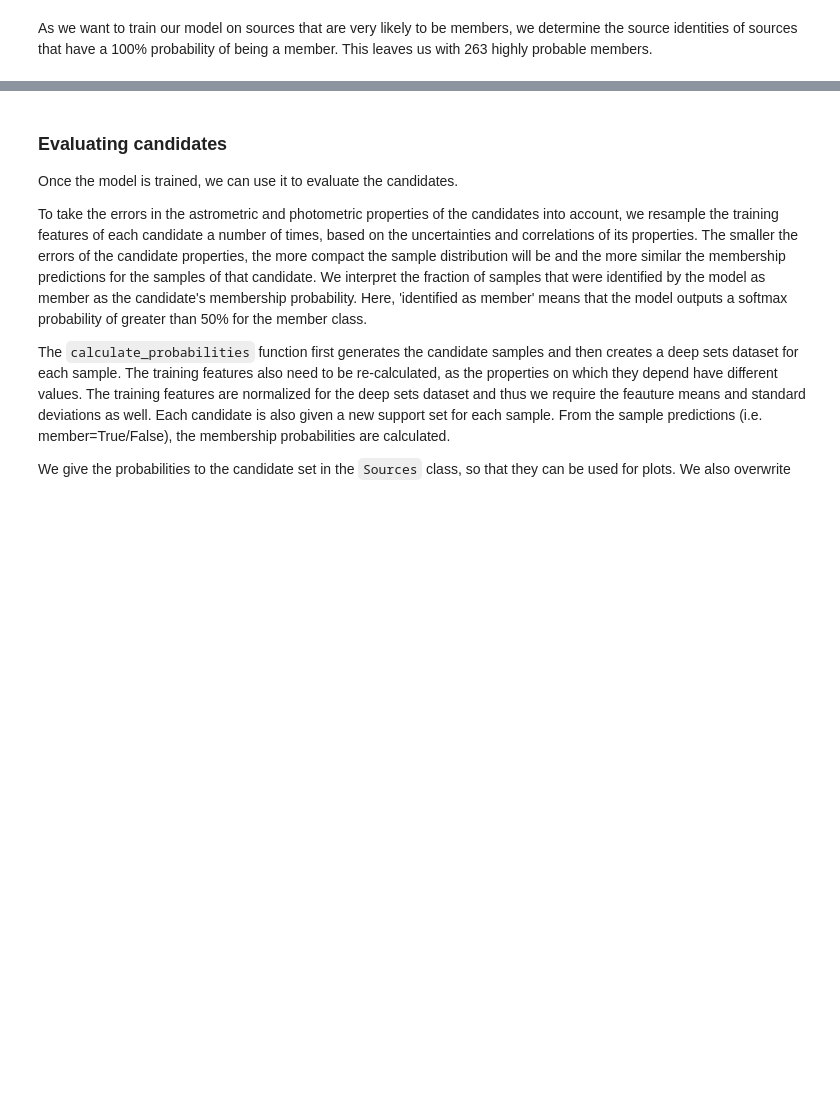
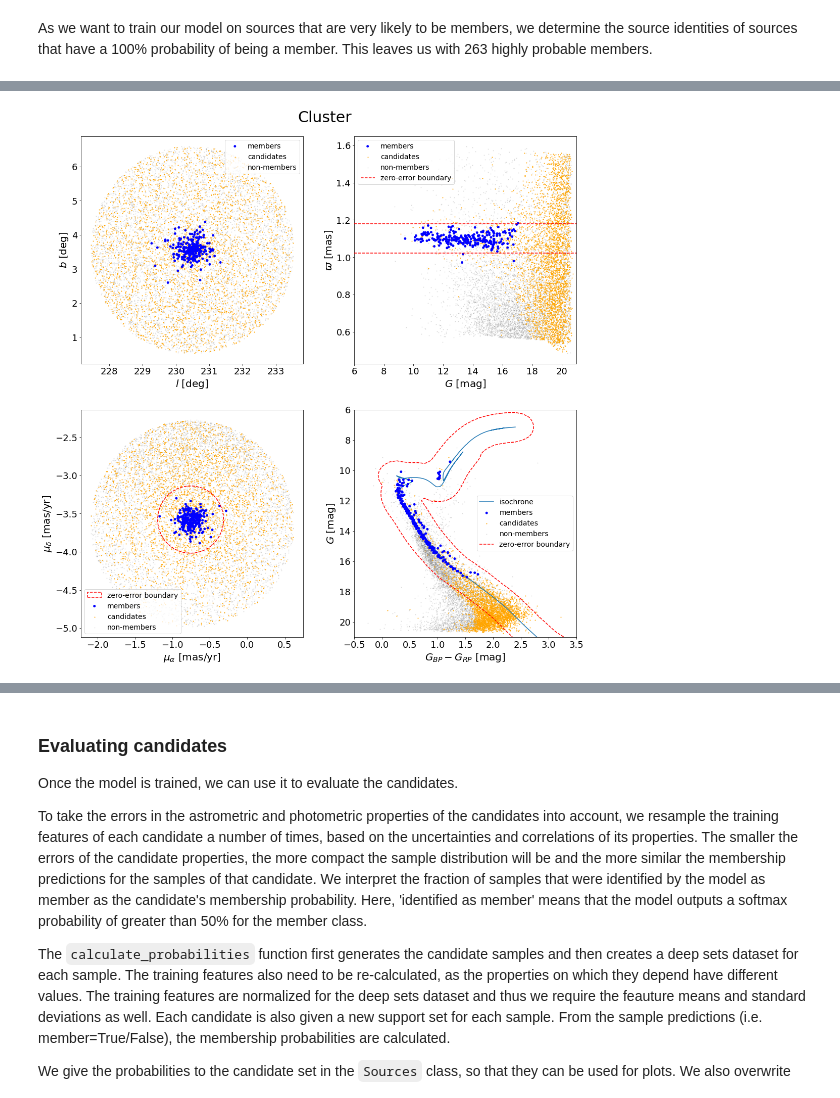
Before and after one commit to MGJvanGroeningen/gaia_oc_amd, a Jupyter notebook: tutorial.ipynb, the cells around one changed output, grey strips where cells are left out. Drawn from its saved outputs; the diff is of its cells as text; code cells hidden in the pictures; blank space fills up the shorter version.

```diff
--- a/tutorial.ipynb
+++ b/tutorial.ipynb
@@ -386,0 +183,11 @@ plot_loss_accuracy(metrics, model_save_dir)
+# %%
+from gaia_oc_amd.io import load_isochrone
+
+print('Cluster log(age):', cluster.age)
+print('Cluster distance:', cluster.dist)
+
+isochrone_path = 'data/isochrones.dat'
+isochrone = load_isochrone(isochrone_path, cluster.age, cluster.dist)
+
+print('Number of data points:', len(isochrone))
+print(isochrone.head())
@@ -386,0 +214,17 @@ plot_loss_accuracy(metrics, model_save_dir)
+# %%
+from gaia_oc_amd.data_preparation.source_sets import candidate_and_non_member_set
+
+# Update the cluster parameters based on the members
+cluster.update_astrometric_parameters(train_members)
+
+# Set cluster parameters that are relevant for the candidate selection and training features
+cluster.set_candidate_selection_parameters(train_members, isochrone, source_error_weight=3., pm_error_weight=3.,
+                                           r_max_margin=15., zpt_error=0.015, delta_c0=0.5, delta_g0=1.5,
+                                           c_margin=0.25, g_margin=0.75, member_fraction=0.90, alpha=0.95)
+
+# Construct the candidate and non-member set
+candidates, non_members = candidate_and_non_member_set(cone, cluster)
+
+print('Members:', len(members))
+print('Candidates:', len(candidates))
+print('Non members:', len(non_members))
@@ -386,0 +241,7 @@ plot_loss_accuracy(metrics, model_save_dir)
+# %%
+limits = {'phot_g_mean_mag': [6, 21], 'bp_rp': [-0.5, 3.5]}
+
+plot_sources(train_members, candidates=candidates, field_sources=non_members, plot_type='candidates',
+             cluster=cluster, show_boundaries=True, show_isochrone=True, limits=limits)
+# %% [output]
+[figure, added]
```
Also changed, not shown: parts of 77 cells of this notebook.
